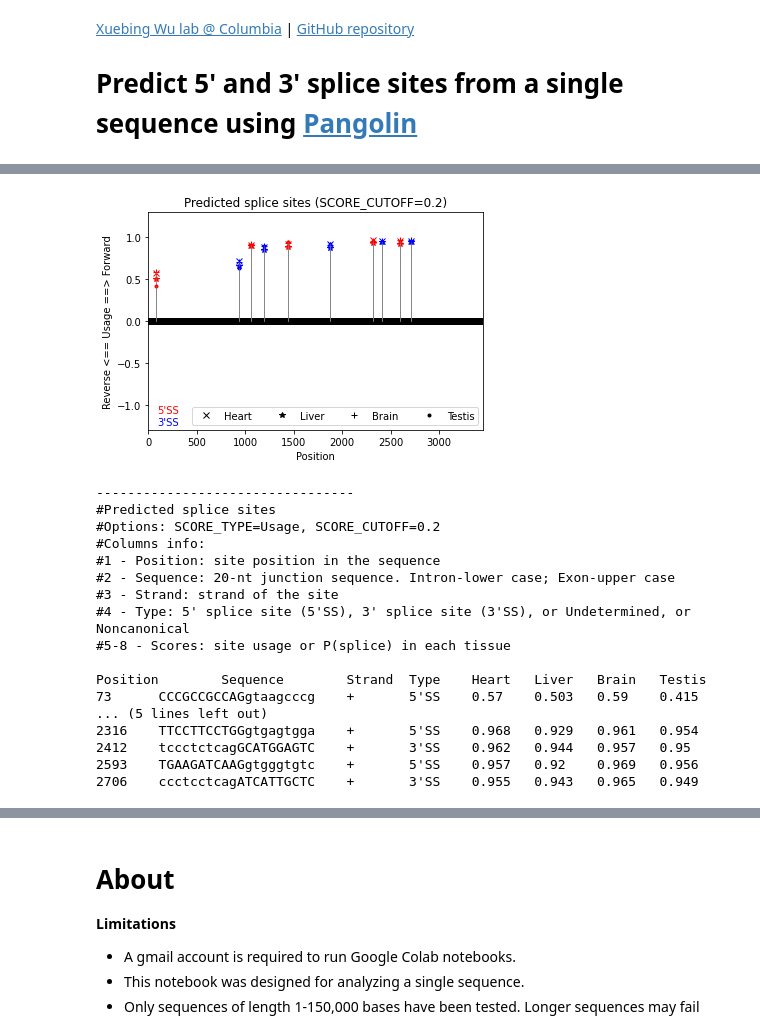
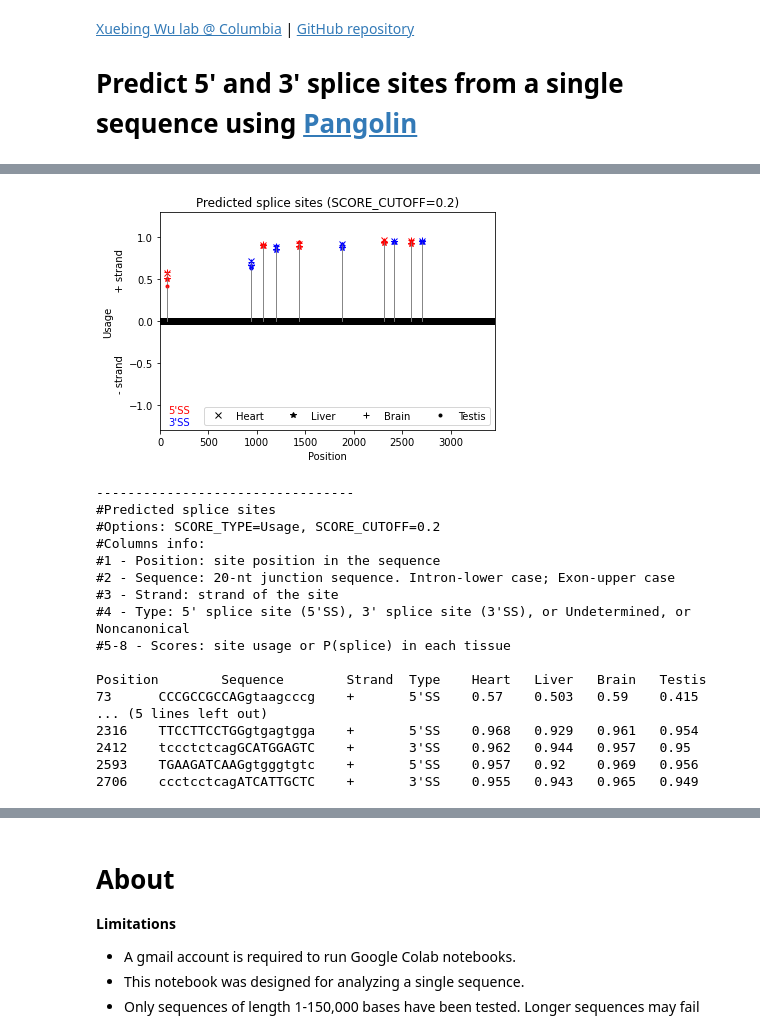
Before and after one commit to xuebingwu/Pangolin, a Jupyter notebook: colab.ipynb, the cells around one changed output, grey strips where cells are left out. Drawn from its saved outputs; the diff is of its cells as text; code cells hidden in the pictures.

```diff
--- a/colab.ipynb
+++ b/colab.ipynb
@@ -30,6 +30,7 @@ class bcolors:
 
 ########## input
 INPUT = "Paste your sequence or select a sample sequence (default: ACTB pre-mRNA)"#@param ["ACTB pre-mRNA", "GAPDH pre-mRNA", "EGFP + CENPB 3' UTR reporter"] {allow-input: true}
+#INPUT = "Paste your sequence or select a sample sequence (default: ACTB pre-mRNA)"#@param ["ACTB pre-mRNA", "GAPDH pre-mRNA", "EGFP + CENPB 3' UTR reporter"] {allow-input: true}
 
 #@markdown - To run: click `Runtime` -> `Run all` in the menu bar, or click the triangle play/run button on the left
 #@markdown - Input format: raw sequence (A/C/G/T/U only); space allowed
@@ -215,7 +216,7 @@ def filter_predicted_sites(seq,scores,min_score,strand):
             sites[i+1] = sites[i+1] + '\t'+ ','.join([str(round(scores[0][i],3)),str(round(scores[1][i],3)),str(round(scores[2][i],3)),str(round(scores[3][i],3))])
     return sites
 
-# plot sites
+# plot sites - not used
 def plot_sites(sites,strand):
   # sites - filtered splice sites
 
@@ -260,14 +261,13 @@ def plot_sites(sites,strand):
   pylab.savefig('predicted_splice_sites'+strand+'.pdf')
   pylab.show()
 
-# plot sites
 def plot_sites_both_strands(sites_p,sites_m):
   # setup the plot
   pylab.plot()
   pylab.xlim(0,SEQ_LEN)
   pylab.ylim(-1.3,1.3)
   pylab.title('Predicted splice sites (SCORE_CUTOFF='+str(SCORE_CUTOFF)+')')
-  pylab.ylabel('Reverse <== '+SCORE_TYPE +' ==> Forward')
+  pylab.ylabel(SCORE_TYPE + '\n- strand                    + strand')
   pylab.xlabel('Position')
 
   # legend/text for site type
@@ -401,5 +395,5 @@ Resolving deltas: 100% (193/193), done.
 No sites found on the - strand with SCORE_CUTOFF = 0.2
-[figure, old version]
+[figure, new version]
 ---------------------------------
 #Predicted splice sites
 #Options: SCORE_TYPE=Usage, SCORE_CUTOFF=0.2
```
Also changed, not shown: parts of 1 cell of this notebook.
